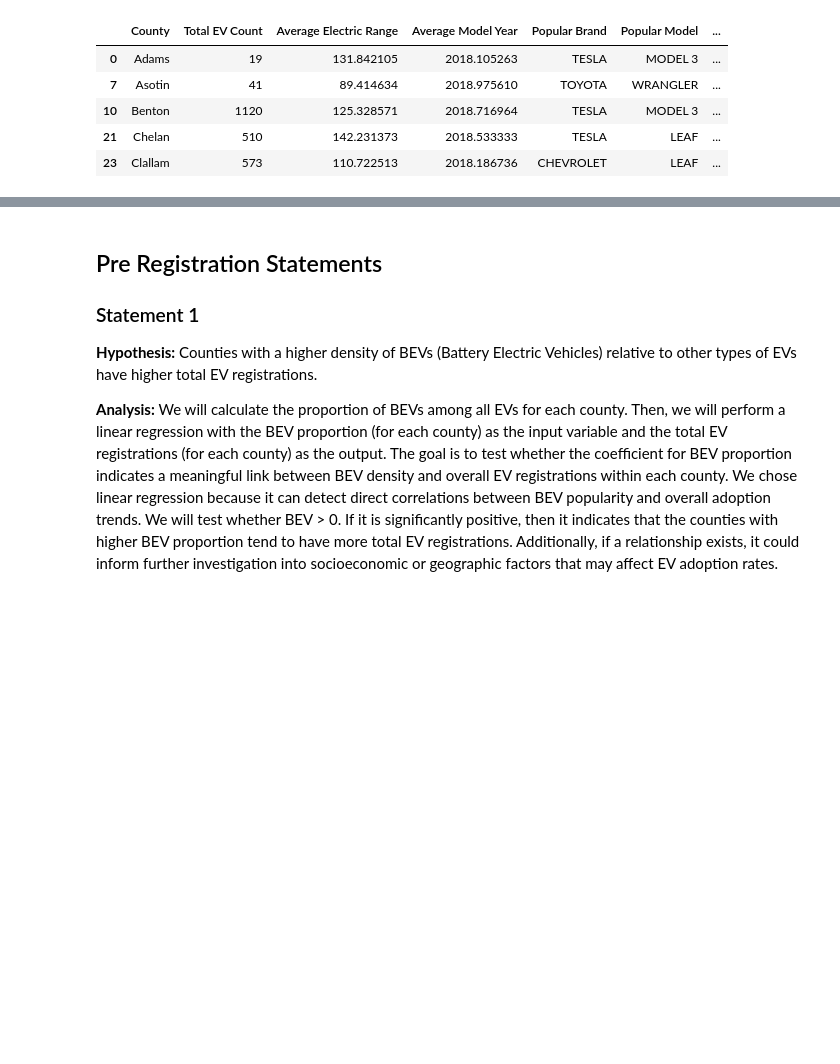
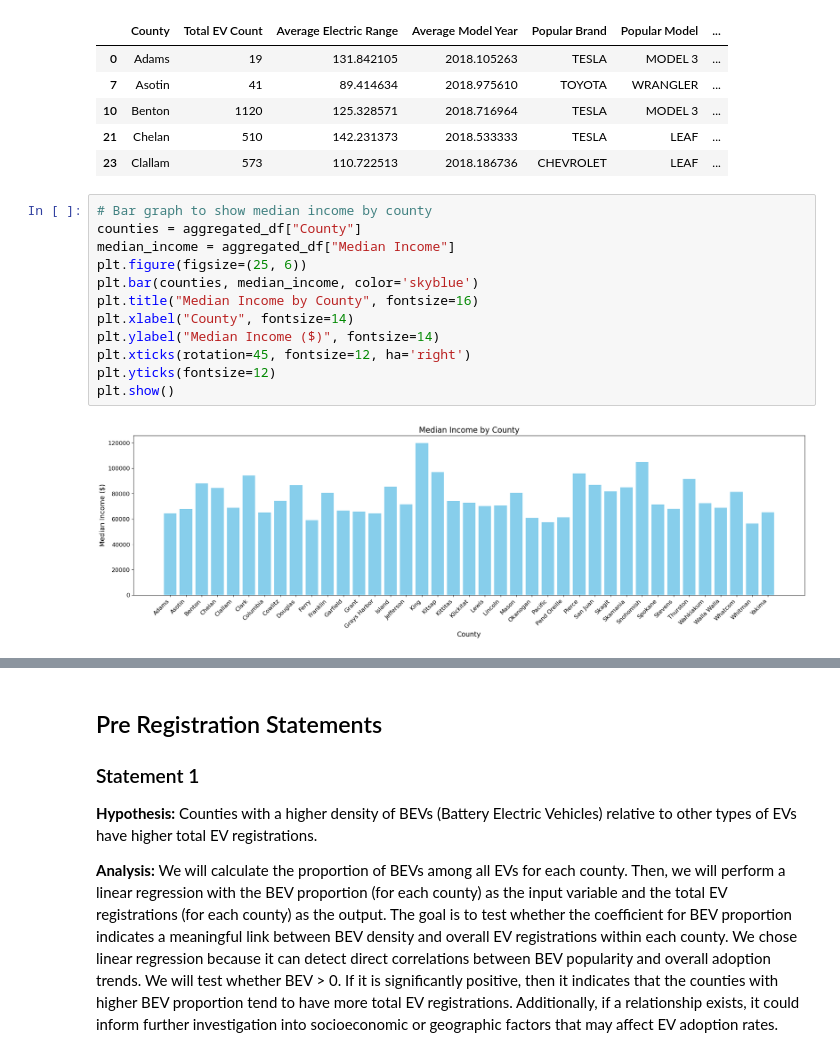
Before and after one commit to vivianzhou1288/info2950-final, a Jupyter notebook: Phase4.ipynb, the cells around one changed output, grey strips where cells are left out. Drawn from its saved outputs; the diff is of its cells as text; blank space fills up the shorter version.

Commit message:
Added some bar graphs

```diff
--- a/Phase4.ipynb
+++ b/Phase4.ipynb
@@ -95,3 +95,17 @@ aggregated_df.head()
 | 10 | Benton | 1120 | 125.328571 | 2018.716964 | TESLA | MODEL 3 | ... |
 | 21 | Chelan | 510 | 142.231373 | 2018.533333 | TESLA | LEAF | ... |
 | 23 | Clallam | 573 | 110.722513 | 2018.186736 | CHEVROLET | LEAF | ... |
+# %%
+# Bar graph to show median income by county
+counties = aggregated_df["County"]
+median_income = aggregated_df["Median Income"]
+plt.figure(figsize=(25, 6))
+plt.bar(counties, median_income, color='skyblue')
+plt.title("Median Income by County", fontsize=16)
+plt.xlabel("County", fontsize=14)
+plt.ylabel("Median Income ($)", fontsize=14)
+plt.xticks(rotation=45, fontsize=12, ha='right')
+plt.yticks(fontsize=12)
+plt.show()
+# %% [output]
+[figure, added]
```
Also changed, not shown: parts of 3 cells of this notebook.
